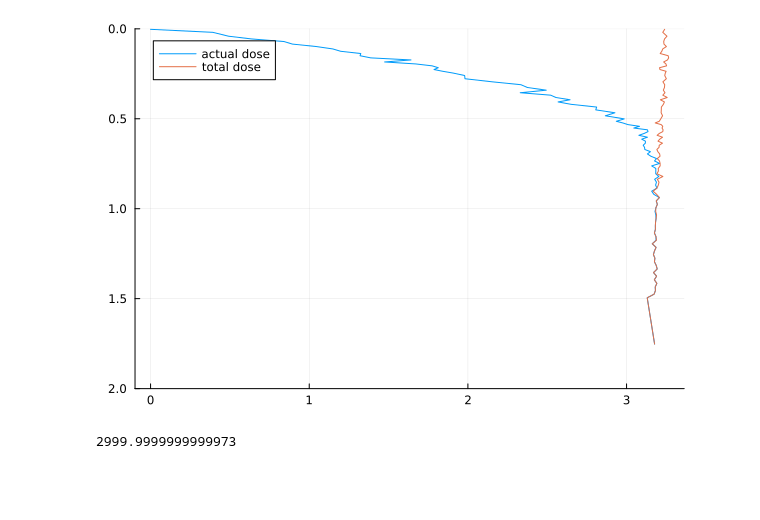
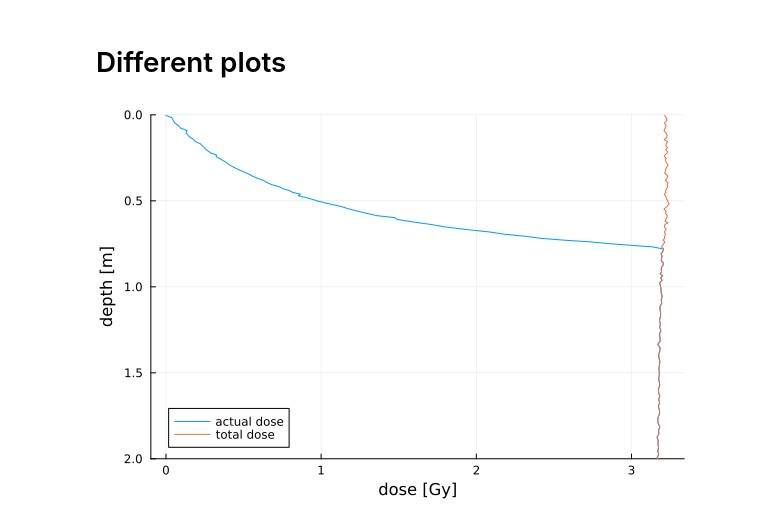
Before and after one commit to MarijnvanderMeij/Mixed-signals_Bioturbation, a Jupyter notebook: MS_delta_dose_rate.ipynb, the cells around one changed output. Cells and saved outputs as stored; diff of their text form; code cells hidden in the pictures; blank space fills up the shorter version.

```diff
--- a/MS_delta_dose_rate.ipynb
+++ b/MS_delta_dose_rate.ipynb
@@ -44,33 +40,29 @@ plot!([mean(sub[:,3]) for sub in ages], soil[:,3])
 # %%
-# mounding
+# Test with bioturbation
+nlayers = 250
+soildepth = 5
+dd_grd = 1
 
-soil, ages = soil, ages = initialise_soil(soildepth, nlayers, layer_thickness, bleaching_depth, grains_per_layer)
+dry_dose_rate = range(10, 3, nlayers) ./ 1000 # Gy a-1
+dry_dose_rate  = fill(3, nlayers) / 1000
+soil, ages = initialise_soil(soildepth, nlayers, layer_thickness, bleaching_depth, grains_per_layer)
 
 for t in 1:1000
-    soil, ages = BT_mounding(soil, ages, 1, "grd", 1)
-    soil, ages = BT_mixing(soil, ages, 5, "grd", 1)
+    soil, ages = BT_mounding(soil, ages, 5, "grd", dd_grd)
+    # soil, ages = BT_mixing(soil, ages, 5, "grd", 1)
     soil, ages = update_soil_and_luminescence(soil, ages)
 end
-# %%
-# soil[:,1]
-
-plot([mean(sub[:,2]) for sub in ages], soil[:,3], ylim=(0,2), label = "actual dose"); yflip!(true)
-plot!([mean(sub[:,3]) for sub in ages], soil[:,3], label = "total dose")
-
-
-# l = 2
-# scatter(ages[l][:,1], ages[l][:,2])
-
-# plot(plot([mean(sub[:,1]) for sub in ages], soil[:,3], ylim=(0,2))); yflip!(true)
-# plt = StatsPlots.density(ages[1][:,2])
-# for l in 20:30
-#     plt = (StatsPlots.density!(ages[l][:,2]))
-# end
-
-# plt
-# %% [output]
-[figure, removed]
-# %%
-sum(soil[:,2])
-# %% [output]
-2999.9999999999973
+# %% [markdown]
+# Different plots
+# %%
+# Plots
+median1 = [median(sub[:,2]) for sub in ages]
+std1 = [std(sub[:,2]) for sub in ages]
+median2 = [median(sub[:,3]) for sub in ages]
+std2 = [std(sub[:,3]) for sub in ages]
+depths  = soil[:,3]
+
+plot(median1, depths, label = "actual dose", xlab = "dose [Gy]", ylim = (0,2), ylab = "depth [m]", legend=:bottomleft); yflip!(true)
+plot!(median2, depths, label = "total dose")
+# %% [output]
+[figure, added]
```
Also changed, not shown: parts of 24 cells of this notebook, 1 other file.
